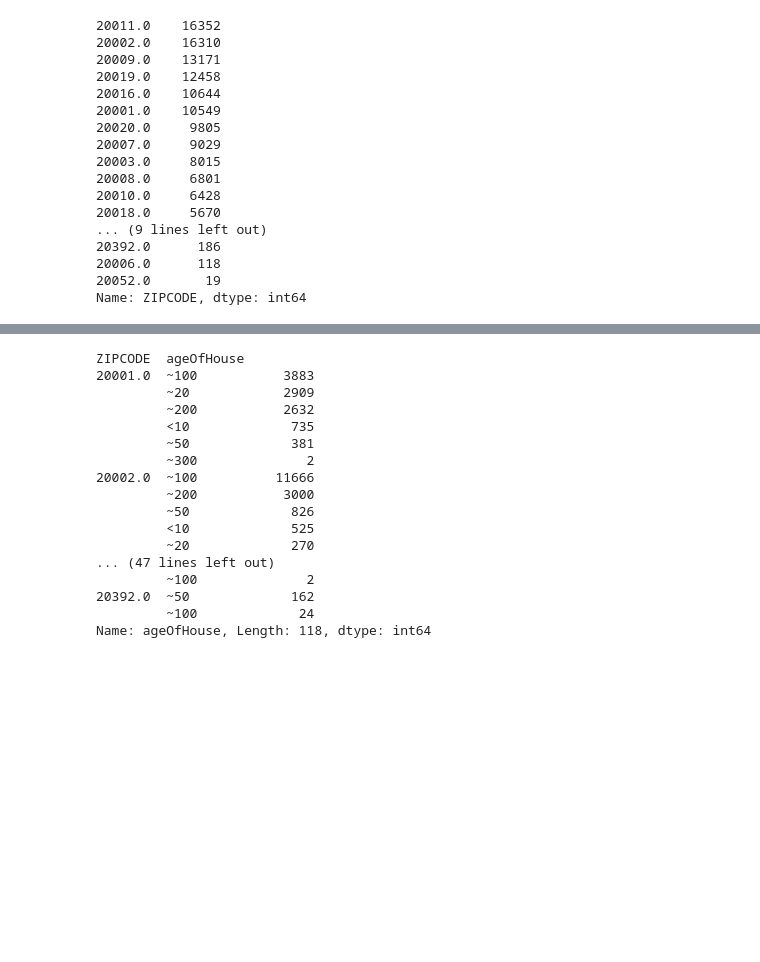
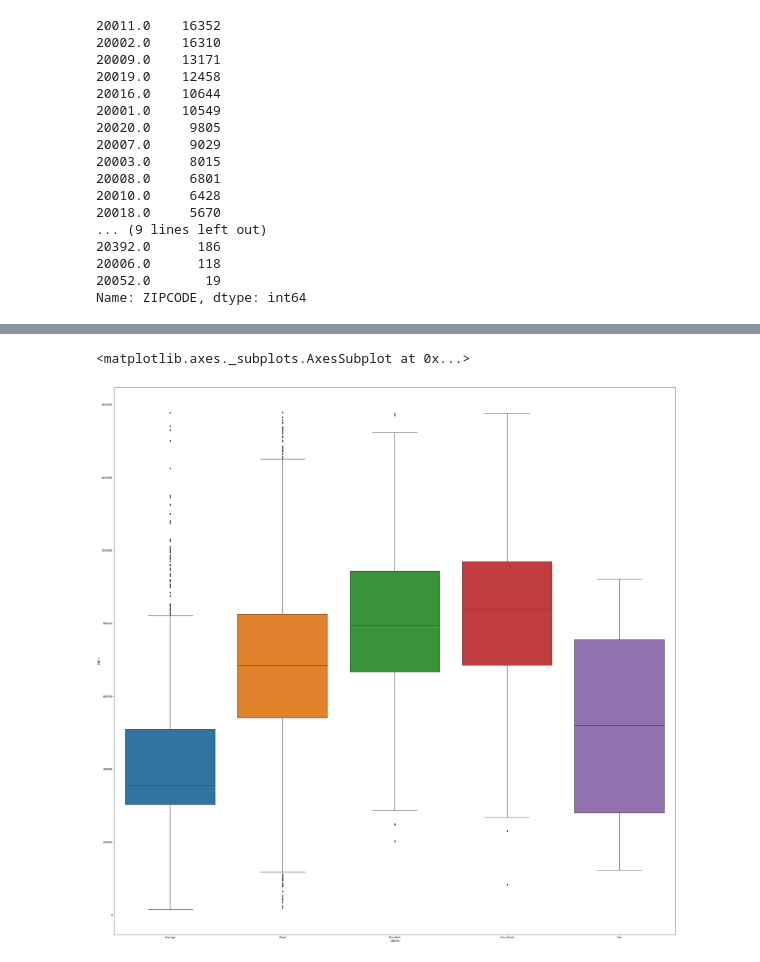
Before and after one commit to ocarbonie/Project1, a Jupyter notebook: Project1.ipynb, the cells around one changed output, grey strips where cells are left out. Saved outputs shown, nothing was run; the diff lists cells and outputs as text; code cells hidden in the pictures; blank space fills up the shorter version.

```diff
--- a/Project1.ipynb
+++ b/Project1.ipynb
@@ -300,20 +407,7 @@ See the caveats in the documentation: http://pandas.pydata.org/pandas-docs/stabl
-# %%
-df_new['ageOfHouse'].groupby(df_new['ZIPCODE']).value_counts()
-# %% [output]
-ZIPCODE  ageOfHouse
-20001.0  ~100           3883
-         ~20            2909
-         ~200           2632
-         <10             735
-         ~50             381
-         ~300              2
-20002.0  ~100          11666
-         ~200           3000
-         ~50             826
-         <10             525
-         ~20             270
-... (47 lines left out)
-         ~100              2
-20392.0  ~50             162
-         ~100             24
-Name: ageOfHouse, Length: 118, dtype: int64
+# %%
+#boxplot highligthing Condition vs Price
+plt.subplots(figsize=(40, 40))
+sns.boxplot(x='CNDTN',y='PRICE',data=copydf_20003)
+# %% [output]
+<matplotlib.axes._subplots.AxesSubplot at 0x...>
+[figure, added]
```
Also changed, not shown: parts of 37 cells of this notebook.
